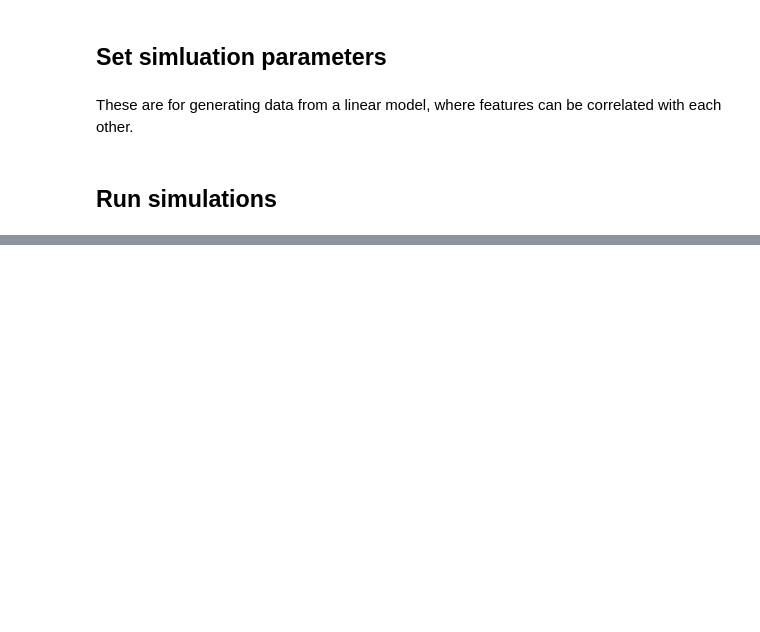
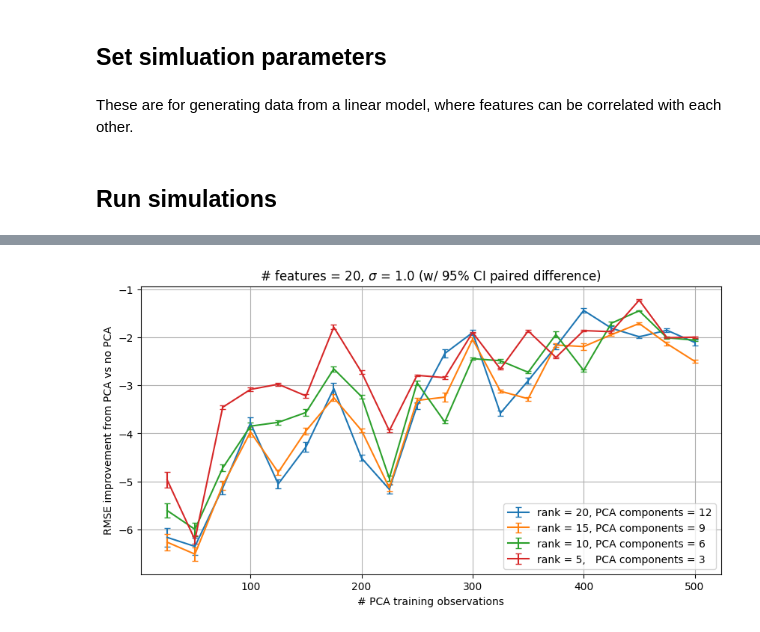
Before and after one commit to kddubey/blog, a Jupyter notebook: train_on_test_features/pca.ipynb, the cells around one changed output, grey strips where cells are left out. Cells and saved outputs as stored; diff of their text form; code cells hidden in the pictures; blank space fills up the shorter version.

Commit message:
plot base vs extra for pca

```diff
--- a/train_on_test_features/pca.ipynb
+++ b/train_on_test_features/pca.ipynb
@@ -72,7 +70,8 @@ def _simulation(
     num_test: int,
     num_pca_components: int,
     num_trials: int = NUM_TRIALS,
-) -> tuple[np.ndarray, np.ndarray]:
+) -> tuple[np.ndarray, np.ndarray, np.ndarray]:
+    rmses_ba: list[float] = []
     rmses_ex: list[float] = []
     rmses_te: list[float] = []
 
@@ -90,13 +89,20 @@ def _simulation(
             y_te_pred = model.predict(X_te_reduced)
             return np.sqrt(np.mean((y_te_pred - y_te) ** 2))
 
+        def base(X_tr: np.ndarray) -> float:
+            model = LinearRegression().fit(X_tr, y_tr)
+            y_te_pred = model.predict(X_te)
+            return np.sqrt(np.mean((y_te_pred - y_te) ** 2))
+
+        rmses_ba.append(base(X_tr))
         rmses_ex.append(rmse(X_ex))
         rmses_te.append(rmse(X_te))
 
-    return np.array(rmses_ex), np.array(rmses_te)
+    return np.array(rmses_ba), np.array(rmses_ex), np.array(rmses_te)
 
 
 def simulation(effective_rank: int, num_pca_components: int):
+    rmses_ba = []
     rmses_ex = []
     rmses_te = []
     for num_test in tqdm(NUM_TEST_OBS):
@@ -108,17 +114,30 @@ def simulation(effective_rank: int, num_pca_components: int):
             noise=NOISE_ST_DEV,
             random_state=RANDOM_STATE_GENERATE_DATA,
         )
-        _rmses_ex, _rmses_te = _simulation(X, y, num_test, num_pca_components)
+        _rmses_base, _rmses_ex, _rmses_te = _simulation(
+            X, y, num_test, num_pca_components
+        )
+        rmses_ba.append(_rmses_base)
         rmses_ex.append(_rmses_ex)
         rmses_te.append(_rmses_te)
-    return np.array(rmses_ex), np.array(rmses_te)
+    return np.array(rmses_ba), np.array(rmses_ex), np.array(rmses_te)
 # %%
-paired_diffs_all: list[np.ndarray] = []
-standard_errors_all: list[np.ndarray] = []
+paired_diffs_boost: list[np.ndarray] = []
+standard_errors_boost: list[np.ndarray] = []
+
+paired_diffs_bias: list[np.ndarray] = []
+standard_errors_bias: list[np.ndarray] = []
+
 for i in tqdm(range(len(EFFECTIVE_RANKS)), desc="Simulation"):
-    rmses_ex, rmses_te = simulation(EFFECTIVE_RANKS[i], NUM_PCA_COMPONENTS[i])
+    rmses_ba, rmses_ex, rmses_te = simulation(EFFECTIVE_RANKS[i], NUM_PCA_COMPONENTS[i])
+
+    paired_diffs: np.ndarray = rmses_ba - rmses_ex
+    standard_errors = np.sqrt(np.var(paired_diffs, axis=1, ddof=1) / rmses_ex.shape[1])
+    paired_diffs_boost.append(paired_diffs)
+    standard_errors_boost.append(standard_errors)
+
     paired_diffs: np.ndarray = rmses_ex - rmses_te
     standard_errors = np.sqrt(np.var(paired_diffs, axis=1, ddof=1) / rmses_ex.shape[1])
-    paired_diffs_all.append(paired_diffs)
-    standard_errors_all.append(standard_errors)
+    paired_diffs_bias.append(paired_diffs)
+    standard_errors_bias.append(standard_errors)
 # %%
@@ -148,0 +171,8 @@ plt.legend();
+# %%
+plot_error_bars(
+    paired_diffs_boost,
+    standard_errors_boost,
+    ylabel="RMSE improvement from PCA vs no PCA",
+)  # PCA hurts
+# %% [output]
+[figure, added]
```
Also changed, not shown: parts of 3 cells of this notebook.
